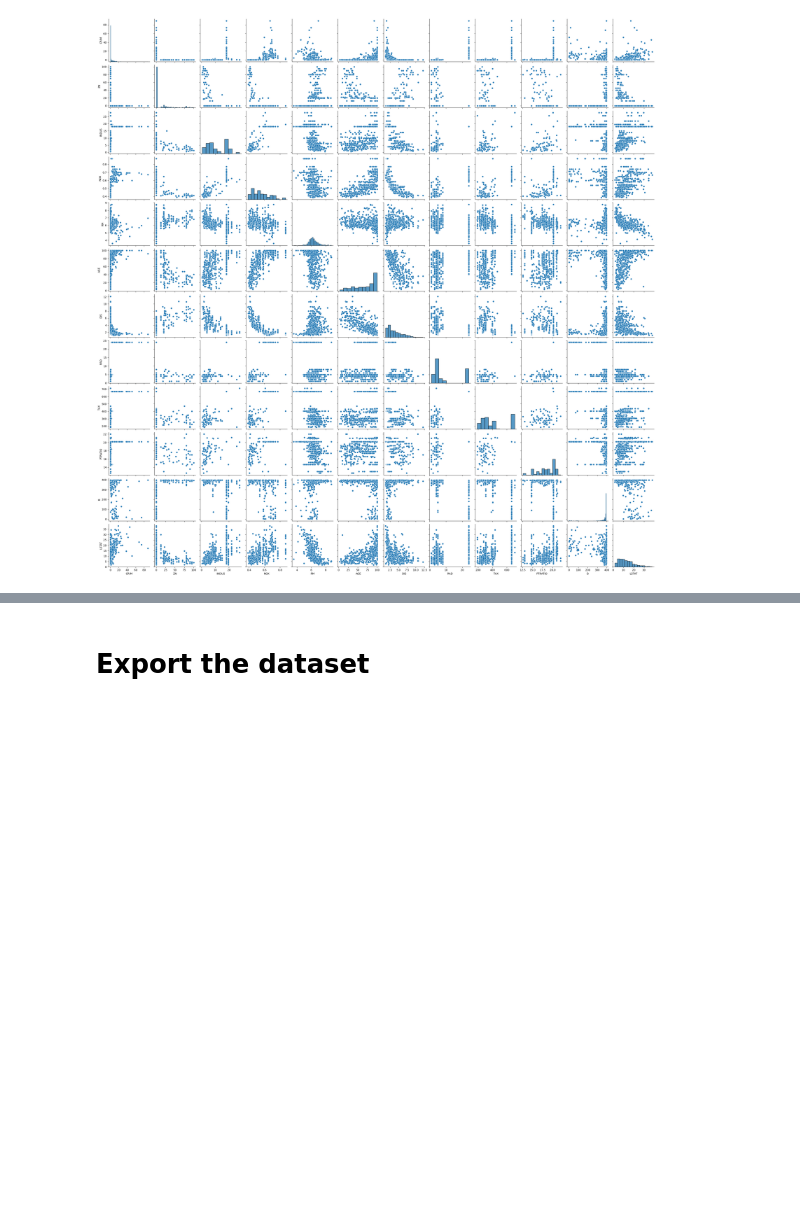
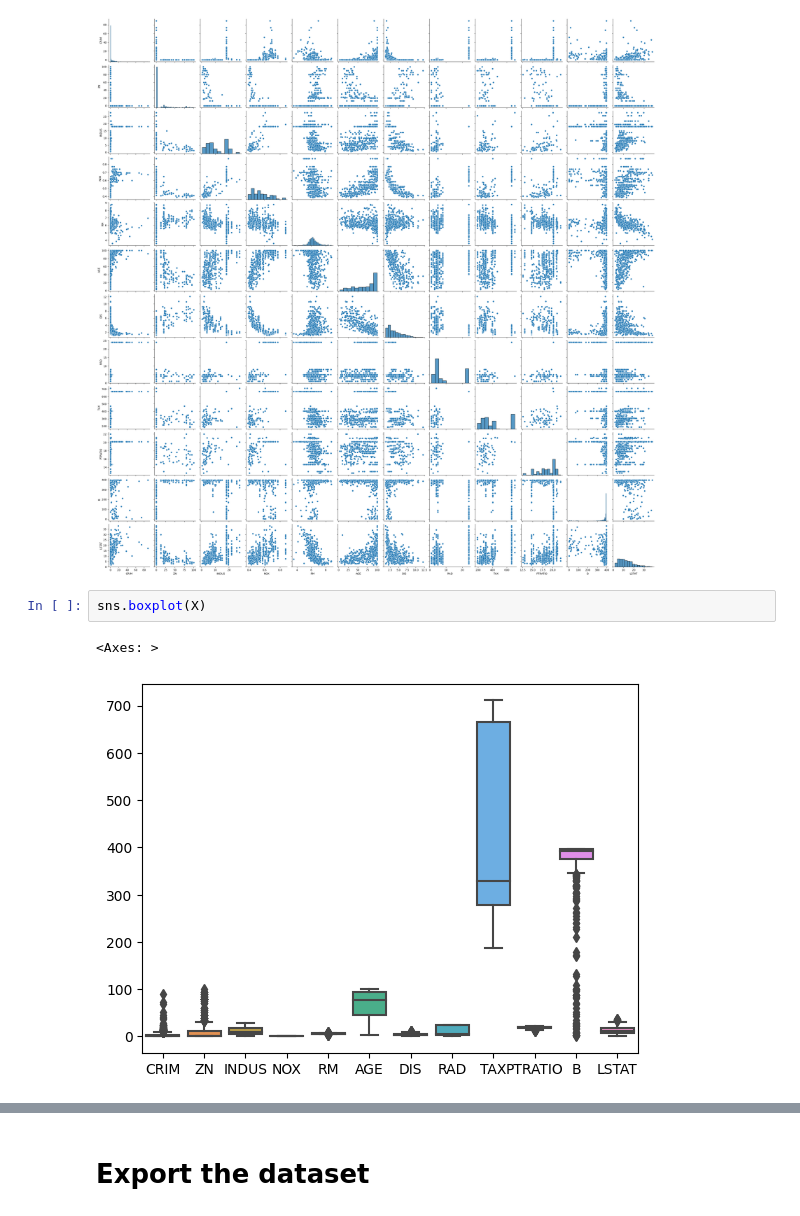
Before and after one commit to sujataprasad01/ML-Predicting-the-House-price, a Jupyter notebook: Predicting_the_House_price.ipynb, the cells around one changed output, grey strips where cells are left out. Drawn from its saved outputs; the diff is of its cells as text; blank space fills up the shorter version.

```diff
--- a/Predicting_the_House_price.ipynb
+++ b/Predicting_the_House_price.ipynb
@@ -225,3 +225,8 @@ sns.pairplot(X, size=2.5)
 # %% [output]
 <seaborn.axisgrid.PairGrid at 0x...>
 [figure]
+# %%
+sns.boxplot(X)
+# %% [output]
+<Axes: >
+[figure, added]
```
Also changed, not shown: parts of 10 cells of this notebook.
